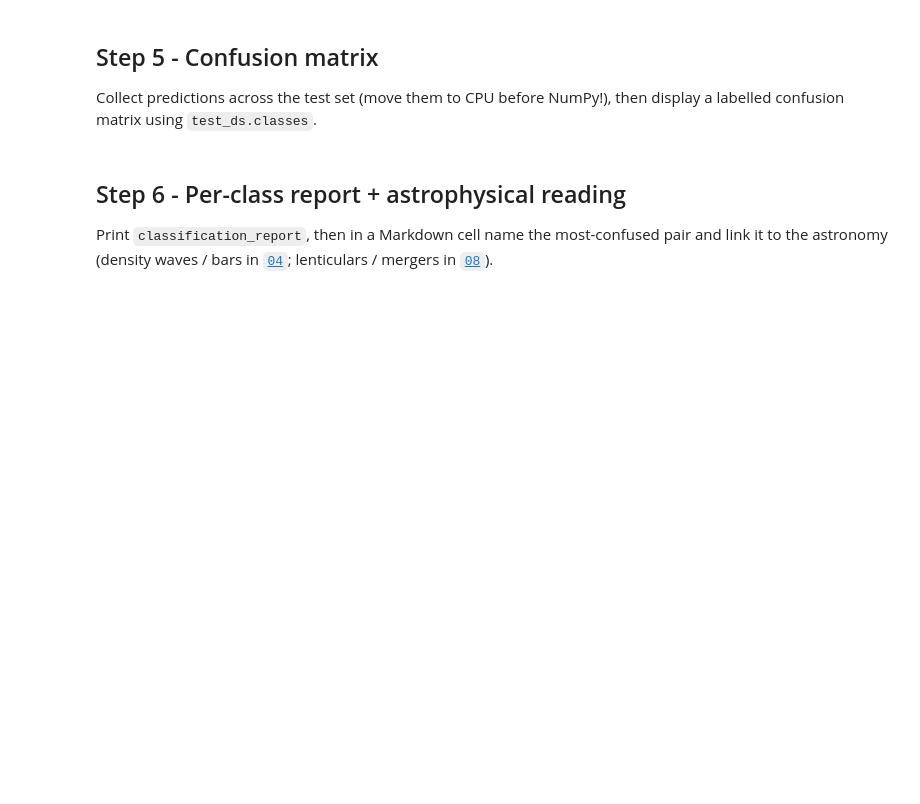
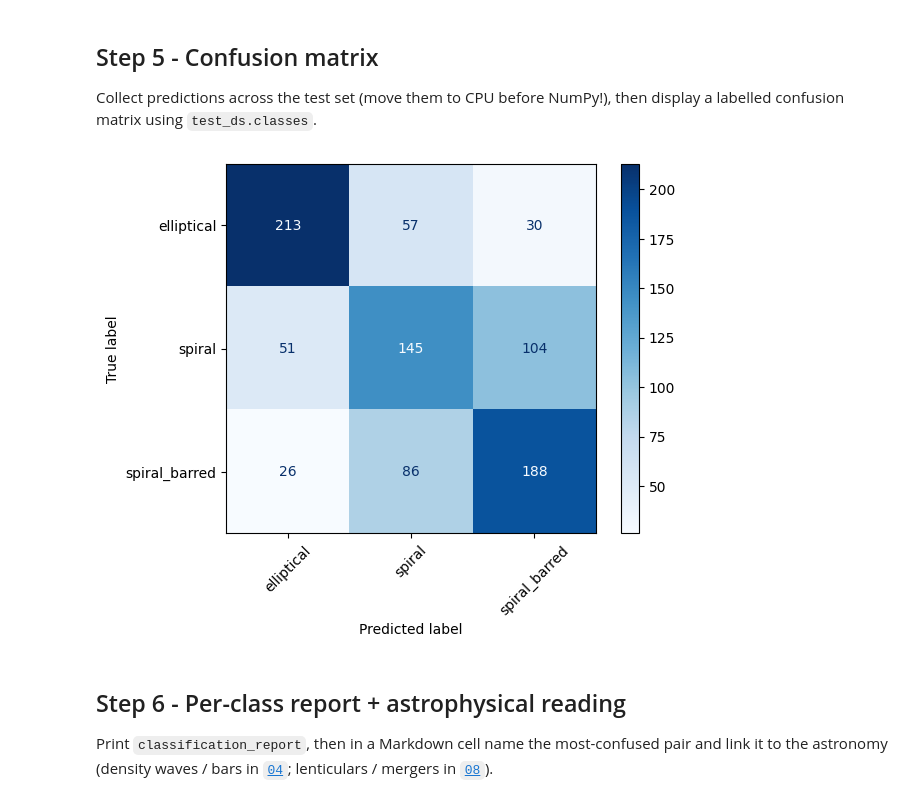
Before and after one commit to Ruchirr999/csot-ml-astronomy, a Jupyter notebook: submissions/Ruchirr999/week3/week3_eval_starter_submission.ipynb, the cells around one changed output. Saved outputs shown, nothing was run; the diff lists cells and outputs as text; code cells hidden in the pictures; blank space fills up the shorter version.

```diff
--- a/submissions/Ruchirr999/week3/week3_eval_starter_submission.ipynb
+++ b/submissions/Ruchirr999/week3/week3_eval_starter_submission.ipynb
@@ -255,13 +415,32 @@ Collect predictions across the test set (move them to CPU before NumPy!), then d
 # %%
 # TODO: model.eval(); all_preds=[]; all_labels=[]
 #   with torch.no_grad():
 #       for inputs, targets in test_loader:
 #           preds = model(inputs.to(device)).argmax(dim=1).cpu()
 #           all_preds.append(preds); all_labels.append(targets)
 #   y_pred = torch.cat(all_preds).numpy(); y_true = torch.cat(all_labels).numpy()
 #   cm = confusion_matrix(y_true, y_pred)
 #   ConfusionMatrixDisplay(cm, display_labels=test_ds.classes).plot(cmap='Blues', xticks_rotation=45)
 #   plt.show()
+from sklearn.metrics import confusion_matrix, ConfusionMatrixDisplay
+model.eval()
+all_preds = []
+all_labels = []
+
+with torch.no_grad():
+    for inputs, targets in test_loader:
+        preds = model(inputs.to(device)).argmax(dim=1).cpu()
+        all_preds.append(preds)
+        all_labels.append(targets)
+
+y_pred = torch.cat(all_preds).numpy()
+y_true = torch.cat(all_labels).numpy()
+
+cm = confusion_matrix(y_true, y_pred)
+ConfusionMatrixDisplay(cm, display_labels=test_ds.classes).plot(cmap='Blues', xticks_rotation=45)
+plt.show()
+# %% [output]
+[figure, added]
 # %% [markdown]
 ## Step 6 - Per-class report + astrophysical reading
 
```
Also changed, not shown: parts of 9 cells of this notebook.
